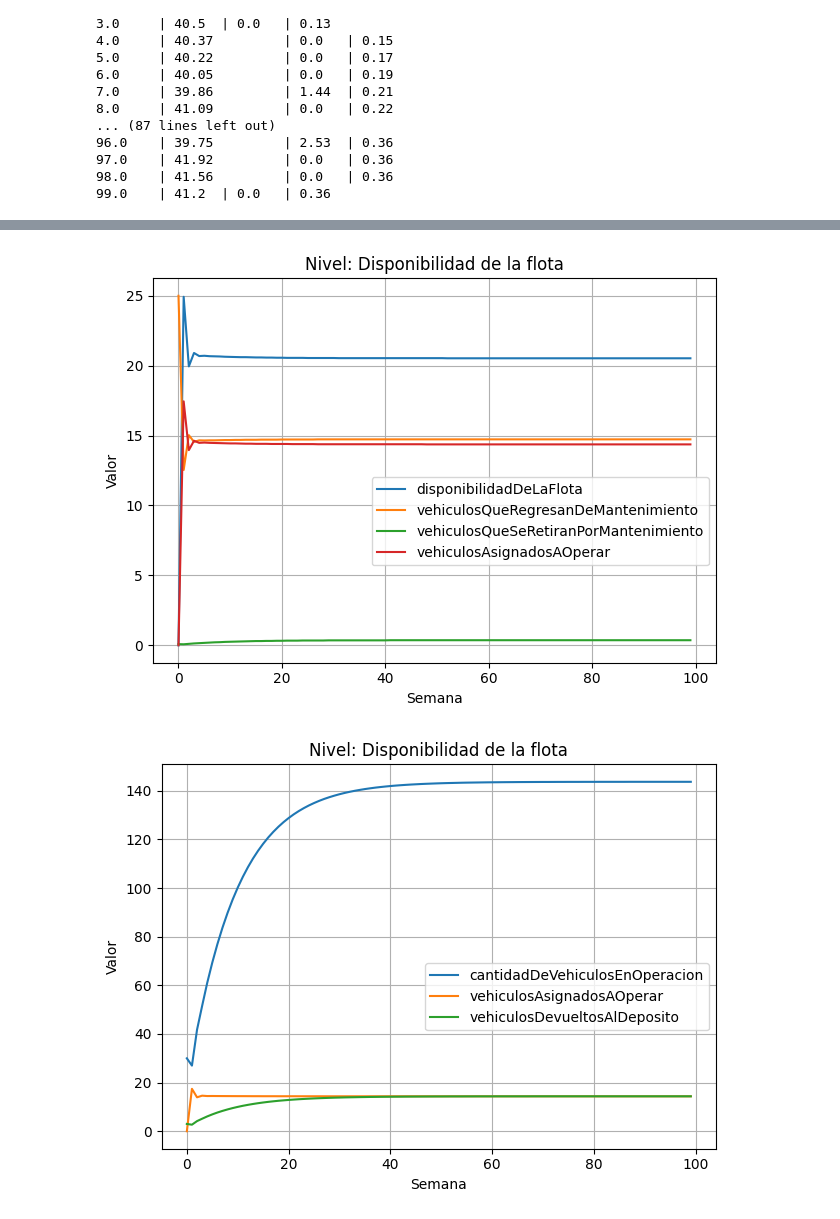
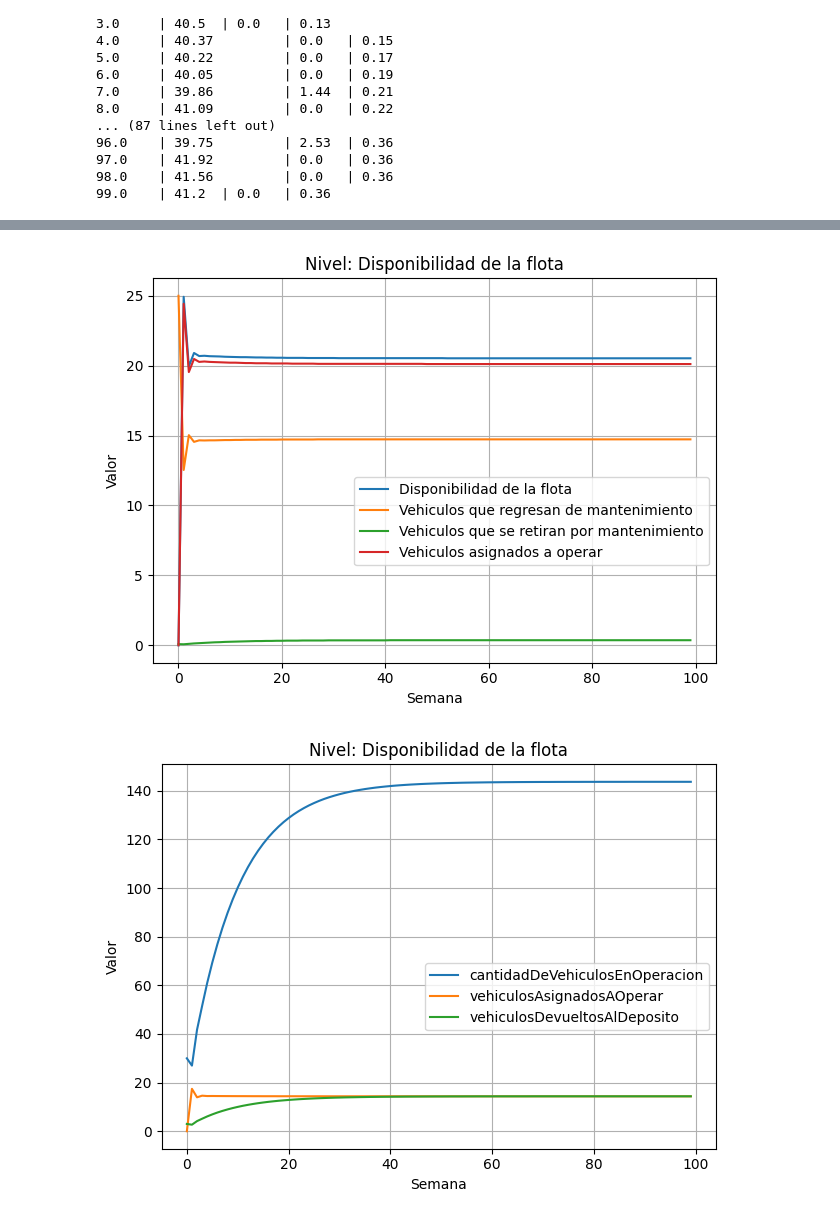
Before and after one commit to SantiagoC21/Taller-de-DS, a Jupyter notebook: Sistema de transporte/pydata.ipynb, the cells around one changed output, grey strips where cells are left out. Saved outputs shown, nothing was run; the diff lists cells and outputs as text; code cells hidden in the pictures.

```diff
--- a/Sistema de transporte/pydata.ipynb
+++ b/Sistema de transporte/pydata.ipynb
@@ -114,3 +114,4 @@ conn.close()
 # %%
+df = pd.read_csv("data_modificada_final.csv", delimiter=',')
 df
 # %% [output]
@@ -129,26 +130,26 @@ df
 100 rows × 14 columns
 # %%
 variables_y = [
-    "disponibilidadDeLaFlota",
-    "vehiculosQueRegresanDeMantenimiento",
-    "vehiculosQueSeRetiranPorMantenimiento",
-    "vehiculosAsignadosAOperar"
+    "Disponibilidad de la flota",
+    "Vehiculos que regresan de mantenimiento",
+    "Vehiculos que se retiran por mantenimiento",
+    "Vehiculos asignados a operar"
 ]
 
 plt.figure()
 
 for variable in variables_y:
-    plt.plot(df["sem"], df[variable], label=variable)
+    plt.plot(df["Weeks"], df[variable], label=variable)
 
 plt.xlabel("Semana")
 plt.ylabel("Valor")
 plt.title("Nivel: Disponibilidad de la flota")
 plt.legend(loc="best", bbox_to_anchor=(1, 0.5))
 plt.grid(True)
 plt.tight_layout()
 plt.show()
 # %% [output]
-[figure, old version]
+[figure, new version]
 # %%
 variables_y = [
     "cantidadDeVehiculosEnOperacion",
```
Also changed, not shown: parts of 12 cells of this notebook, 7 other files.
